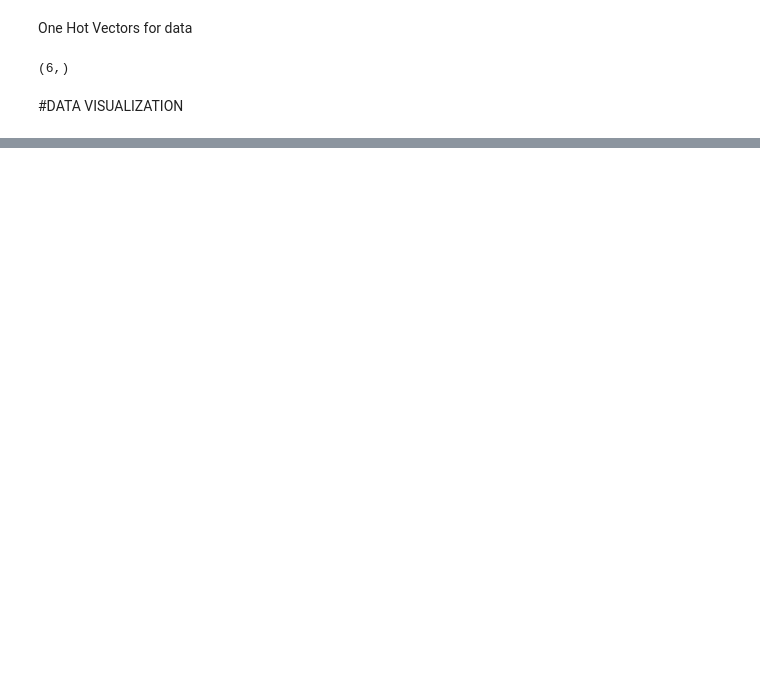
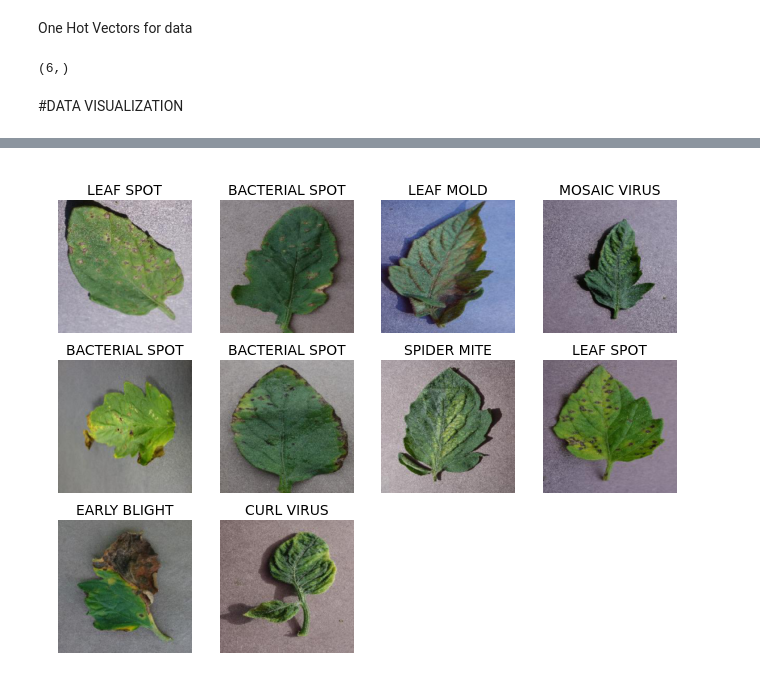
Before and after one commit to arnavahuja/CropDiseaseIdentification, a Jupyter notebook: Crop_Disease_Identification(Data_Visualization).ipynb, the cells around one changed output, grey strips where cells are left out. Saved outputs shown, nothing was run; the diff lists cells and outputs as text; code cells hidden in the pictures; blank space fills up the shorter version.

```diff
--- a/Crop_Disease_Identification(Data_Visualization).ipynb
+++ b/Crop_Disease_Identification(Data_Visualization).ipynb
@@ -314,0 +236,5 @@ show_batch_img(a,b)
+# %%
+a,b = obj_data.get_batch(10,"TOMATO")
+show_batch_img(a,b)
+# %% [output]
+[figure, added]
```
Also changed, not shown: parts of 17 cells of this notebook.
